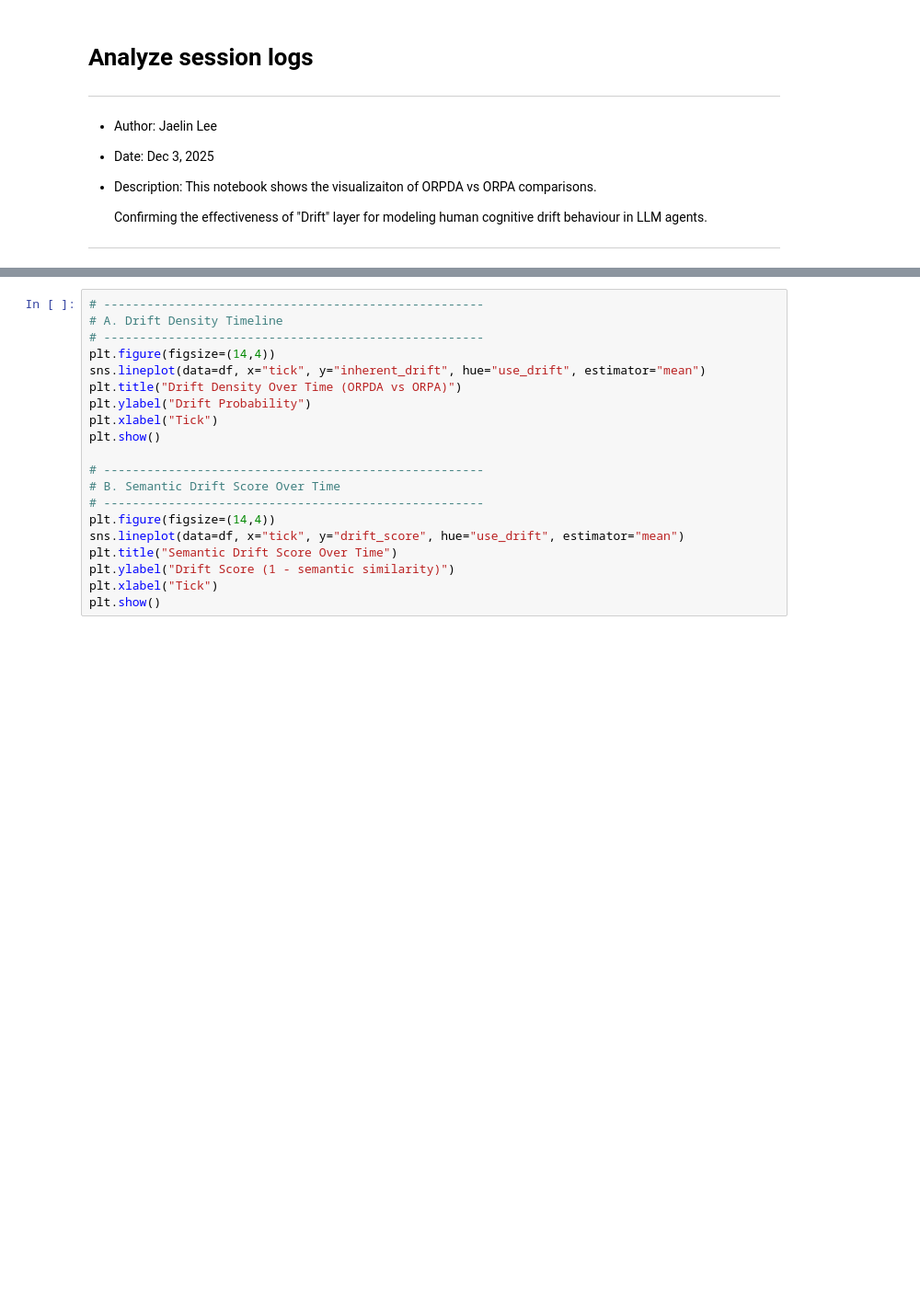
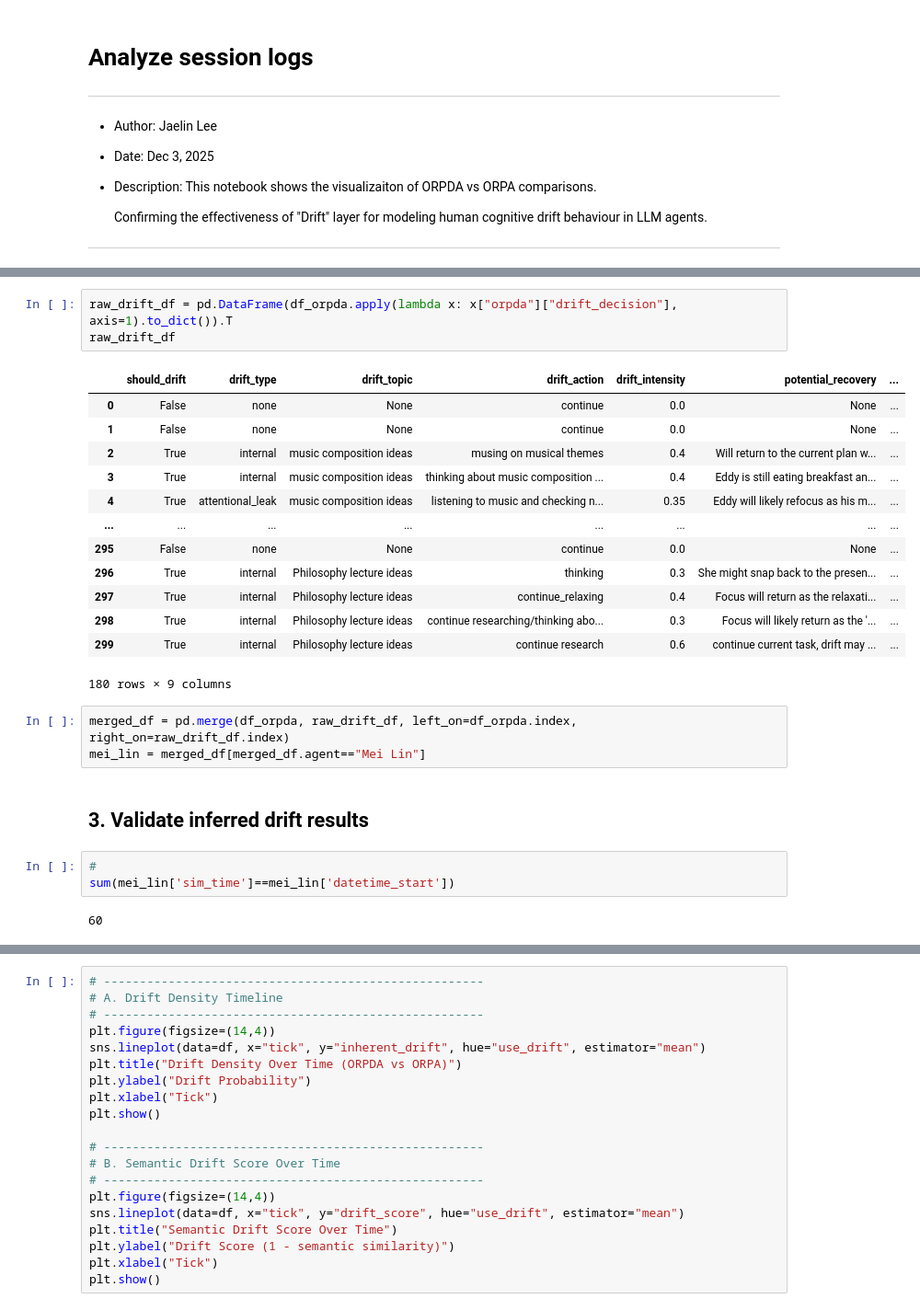
Before and after one commit to jaelin215/Driftville_Agent, a Jupyter notebook: app/src/utils/viz_metrics.ipynb, the cells around one changed output, grey strips where cells are left out. Shown: that part at 92% size. Cells and saved outputs as stored; diff of their text form; blank space fills up the shorter version.

```diff
--- a/app/src/viz_metrics.ipynb
+++ b/app/src/utils/viz_metrics.ipynb
@@ -113,0 +149,27 @@ df_orpda[df_orpda.inherent_drift==True]
+# %%
+raw_drift_df = pd.DataFrame(df_orpda.apply(lambda x: x["orpda"]["drift_decision"], axis=1).to_dict()).T
+raw_drift_df
+# %% [output]
+|  | should_drift | drift_type | drift_topic | drift_action | drift_intensity | potential_recovery | ... |
+| 0 | False | none | None | continue | 0.0 | None | ... |
+| 1 | False | none | None | continue | 0.0 | None | ... |
+| 2 | True | internal | music composition ideas | musing on musical themes | 0.4 | Will return to the current plan w... | ... |
+| 3 | True | internal | music composition ideas | thinking about music composition ... | 0.4 | Eddy is still eating breakfast an... | ... |
+| 4 | True | attentional_leak | music composition ideas | listening to music and checking n... | 0.35 | Eddy will likely refocus as his m... | ... |
+| ... | ... | ... | ... | ... | ... | ... | ... |
+| 295 | False | none | None | continue | 0.0 | None | ... |
+| 296 | True | internal | Philosophy lecture ideas | thinking | 0.3 | She might snap back to the presen... | ... |
+| 297 | True | internal | Philosophy lecture ideas | continue_relaxing | 0.4 | Focus will return as the relaxati... | ... |
+| 298 | True | internal | Philosophy lecture ideas | continue researching/thinking abo... | 0.3 | Focus will likely return as the '... | ... |
+| 299 | True | internal | Philosophy lecture ideas | continue research | 0.6 | continue current task, drift may ... | ... |
+180 rows × 9 columns
+# %%
+merged_df = pd.merge(df_orpda, raw_drift_df, left_on=df_orpda.index, right_on=raw_drift_df.index)
+mei_lin = merged_df[merged_df.agent=="Mei Lin"]
+# %% [markdown]
+## 3. Validate inferred drift results
+# %%
+#
+sum(mei_lin['sim_time']==mei_lin['datetime_start'])
+# %% [output]
+60
```
Also changed, not shown: parts of 20 cells of this notebook, 33 other files.
